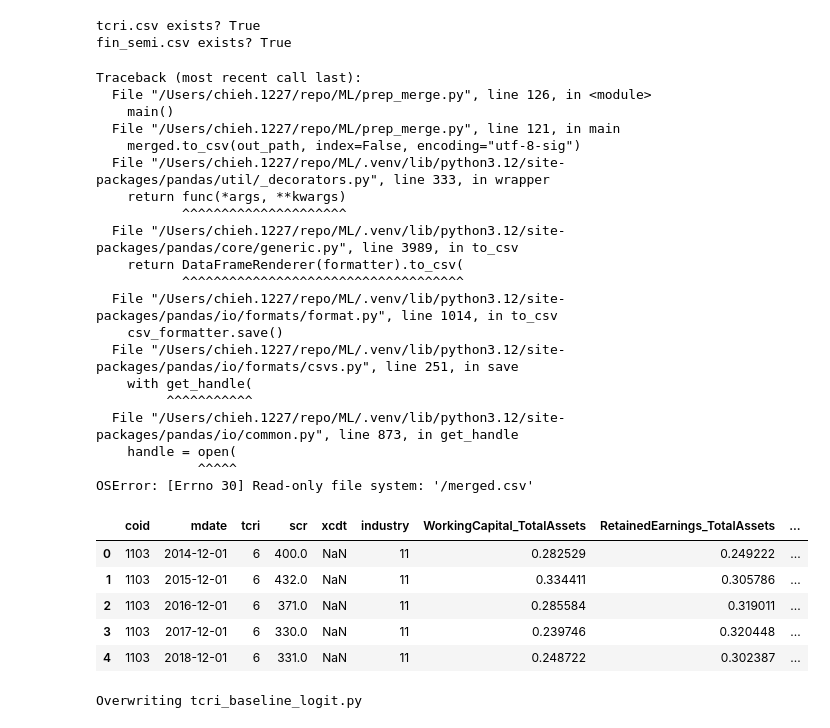
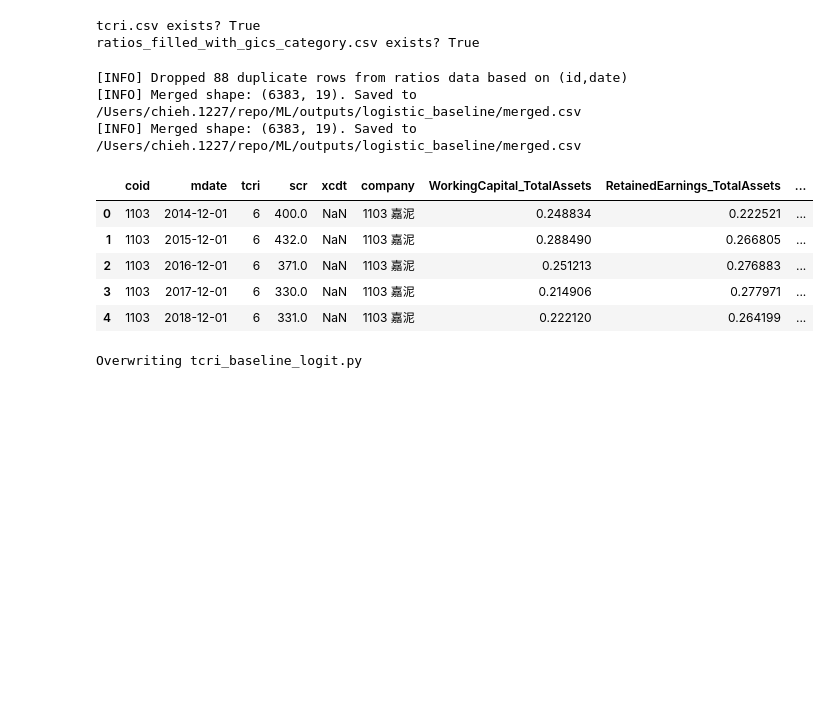
Before and after one commit to chieh1227/fintech_ML_project, a Jupyter notebook: baseline_model.ipynb, the cells around one changed output. Drawn from its saved outputs; the diff is of its cells as text; code cells hidden in the pictures; blank space fills up the shorter version.

```diff
--- a/baseline_model.ipynb
+++ b/baseline_model.ipynb
@@ -16,57 +22,45 @@ Requirement already satisfied: six>=1.5 in ./.venv/lib/python3.12/site-packages
 # %%
-import os, pandas as pd
+import os
+import pandas as pd
 
 TCRI_PATH = "tcri.csv"
-FIN_PATH  = "fin_semi.csv"
-OUT_DIR   = "outputs"
+FIN_PATH  = "ratios_filled_with_gics_category.csv"
+OUT_DIR   = "outputs/logistic_baseline"
+
+os.makedirs(OUT_DIR, exist_ok=True)
+os.environ["OUT_DIR"] = OUT_DIR
 
 print("tcri.csv exists?", os.path.exists(TCRI_PATH))
-print("fin_semi.csv exists?", os.path.exists(FIN_PATH))
-os.makedirs(OUT_DIR, exist_ok=True)
+print("ratios_filled_with_gics_category.csv exists?", os.path.exists(FIN_PATH))
 # %% [output]
 tcri.csv exists? True
-fin_semi.csv exists? True
+ratios_filled_with_gics_category.csv exists? True
 # %%
-import os, json, pandas as pd
+import os
+import json
+OUT_DIR   = "outputs/logistic_baseline"
 os.makedirs(OUT_DIR, exist_ok=True)
 
-!python prep_merge.py \
+!python merge_tcri_and_ratios.py \
   --tcri "$TCRI_PATH" \
-  --fin  "$FIN_PATH" \
-  --fin-sheet 0 \
-  --anchor 12-01 \
-  --out "${OUT_DIR}/merged.csv"
+  --ratios  "$FIN_PATH" \
+  --ratios-date-format "%Y/%m" \
+  --dedup-ratios \
+  --out "$OUT_DIR/merged.csv"
 
 # 預覽前 5 列
 merged = pd.read_csv(f"{OUT_DIR}/merged.csv", parse_dates=["mdate"])
 merged.head()
 # %% [output]
-Traceback (most recent call last):
-  File "/Users/chieh.1227/repo/ML/prep_merge.py", line 126, in <module>
-    main()
-  File "/Users/chieh.1227/repo/ML/prep_merge.py", line 121, in main
-    merged.to_csv(out_path, index=False, encoding="utf-8-sig")
-  File "/Users/chieh.1227/repo/ML/.venv/lib/python3.12/site-packages/pandas/util/_decorators.py", line 333, in wrapper
-    return func(*args, **kwargs)
-           ^^^^^^^^^^^^^^^^^^^^^
-  File "/Users/chieh.1227/repo/ML/.venv/lib/python3.12/site-packages/pandas/core/generic.py", line 3989, in to_csv
-    return DataFrameRenderer(formatter).to_csv(
-           ^^^^^^^^^^^^^^^^^^^^^^^^^^^^^^^^^^^^
-  File "/Users/chieh.1227/repo/ML/.venv/lib/python3.12/site-packages/pandas/io/formats/format.py", line 1014, in to_csv
-    csv_formatter.save()
-  File "/Users/chieh.1227/repo/ML/.venv/lib/python3.12/site-packages/pandas/io/formats/csvs.py", line 251, in save
-    with get_handle(
-         ^^^^^^^^^^^
-  File "/Users/chieh.1227/repo/ML/.venv/lib/python3.12/site-packages/pandas/io/common.py", line 873, in get_handle
-    handle = open(
-             ^^^^^
-OSError: [Errno 30] Read-only file system: '/merged.csv'
+[INFO] Dropped 88 duplicate rows from ratios data based on (id,date)
+[INFO] Merged shape: (6383, 19). Saved to /Users/chieh.1227/repo/ML/outputs/logistic_baseline/merged.csv
+[INFO] Merged shape: (6383, 19). Saved to /Users/chieh.1227/repo/ML/outputs/logistic_baseline/merged.csv
-|  | coid | mdate | tcri | scr | xcdt | industry | WorkingCapital_TotalAssets | RetainedEarnings_TotalAssets | ... |
-| 0 | 1103 | 2014-12-01 | 6 | 400.0 | NaN | 11 | 0.282529 | 0.249222 | ... |
-| 1 | 1103 | 2015-12-01 | 6 | 432.0 | NaN | 11 | 0.334411 | 0.305786 | ... |
-| 2 | 1103 | 2016-12-01 | 6 | 371.0 | NaN | 11 | 0.285584 | 0.319011 | ... |
-| 3 | 1103 | 2017-12-01 | 6 | 330.0 | NaN | 11 | 0.239746 | 0.320448 | ... |
-| 4 | 1103 | 2018-12-01 | 6 | 331.0 | NaN | 11 | 0.248722 | 0.302387 | ... |
+|  | coid | mdate | tcri | scr | xcdt | company | WorkingCapital_TotalAssets | RetainedEarnings_TotalAssets | ... |
+| 0 | 1103 | 2014-12-01 | 6 | 400.0 | NaN | 1103 嘉泥 | 0.248834 | 0.222521 | ... |
+| 1 | 1103 | 2015-12-01 | 6 | 432.0 | NaN | 1103 嘉泥 | 0.288490 | 0.266805 | ... |
+| 2 | 1103 | 2016-12-01 | 6 | 371.0 | NaN | 1103 嘉泥 | 0.251213 | 0.276883 | ... |
+| 3 | 1103 | 2017-12-01 | 6 | 330.0 | NaN | 1103 嘉泥 | 0.214906 | 0.277971 | ... |
+| 4 | 1103 | 2018-12-01 | 6 | 331.0 | NaN | 1103 嘉泥 | 0.222120 | 0.264199 | ... |
 # %%
 %%writefile tcri_baseline_logit.py
 #!/usr/bin/env python3
```
Also changed, not shown: parts of 14 cells of this notebook, 5 other files.
